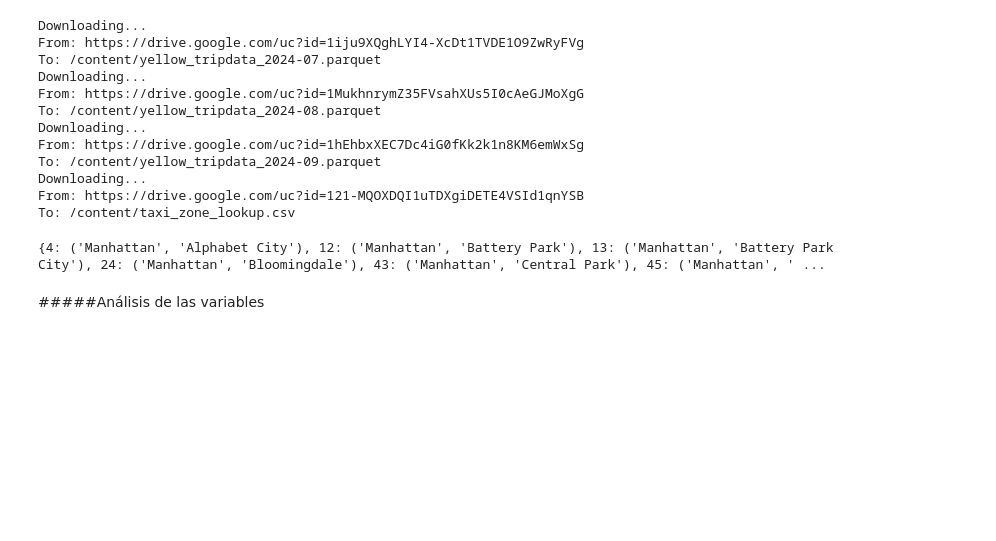
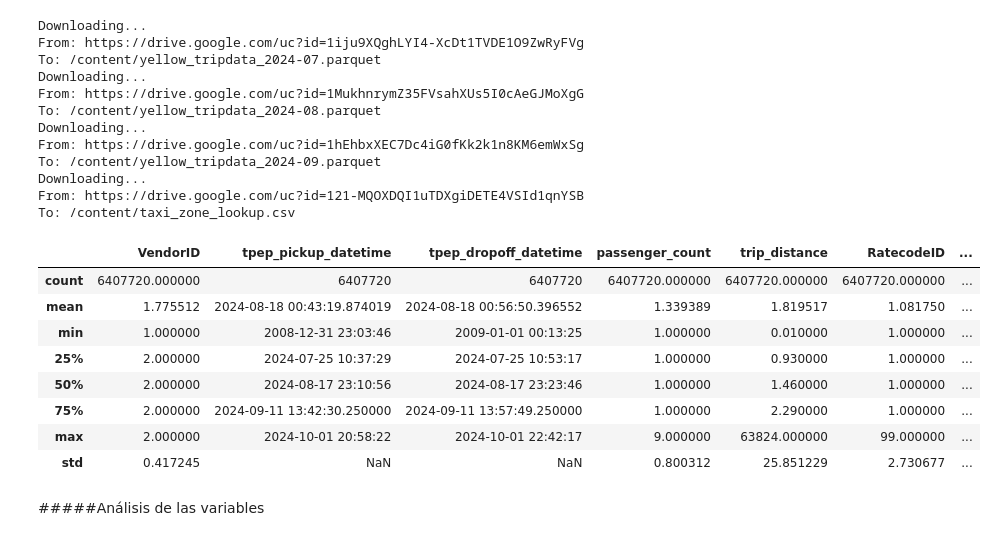
Before and after one commit to CD-GRUPO3/TA047R-1C2025-GRUPO03, a Jupyter notebook: TA047R_TP1_GRUPO03_ENTREGA_EJ1.ipynb, the cells around one changed output. Saved outputs shown, nothing was run; the diff lists cells and outputs as text; code cells hidden in the pictures; blank space fills up the shorter version.

Commit message:
Valores negativos filtrados

```diff
--- a/TA047R_TP1_GRUPO03_ENTREGA_EJ1.ipynb
+++ b/TA047R_TP1_GRUPO03_ENTREGA_EJ1.ipynb
@@ -91,19 +95,47 @@ data = pd.concat([dataJulio,dataAgosto,dataSeptiembre],axis=0, ignore_index=True
 # %%
 #Filtramos solo por la zona amarilla
 stations = stations[stations['service_zone'] == 'Yellow Zone']
 
 #Creamos el diccionario de la forma (LocationID: Borough, Zone)
 dic_stations = {}
 for index, row in stations.iterrows():
   dic_stations[row['LocationID']] = (row['Borough'], row['Zone'])
 
-print(dic_stations)
 
 #Filtramos las zonas que no estén dentro de la zona amarilla
 data = data[data['DOLocationID'].isin(dic_stations) & data['PULocationID'].isin(dic_stations)]
 #ESTÁ BIEN HACER ESTO?? PREGUNTAR
+
+# Filtrar valores negativos impuestos
+data = data[(data["mta_tax"] >= 0) &
+            (data["tip_amount"] >= 0) &
+            (data["tolls_amount"] >= 0) &
+            (data["improvement_surcharge"] >= 0) &
+            (data["congestion_surcharge"] >= 0) &
+            (data["Airport_fee"] >= 0) &
+            (data["extra"] >= 0)]
+
+# Filtrar solo los viajes con "total_amount" mayor que 0
+data = data[data["total_amount"] > 0]
+
+# Filtrar los viajes con NaN en "passenger_count" o pasajeros 0
+data = data[~data["passenger_count"].isna()]  # Eliminar NaN (~ es operador de negación)
+data = data[data["passenger_count"] > 0]
+
+# Filtrar viajes con distancias 0 o negativas
+data = data[data["trip_distance"] > 0]  # Eliminar distancias <= 0
+
+data.describe()
 # %% [output]
-{4: ('Manhattan', 'Alphabet City'), 12: ('Manhattan', 'Battery Park'), 13: ('Manhattan', 'Battery Park City'), 24: ('Manhattan', 'Bloomingdale'), 43: ('Manhattan', 'Central Park'), 45: ('Manhattan', ' ...
+|  | VendorID | tpep_pickup_datetime | tpep_dropoff_datetime | passenger_count | trip_distance | RatecodeID | ... |
+| count | 6407720.000000 | 6407720 | 6407720 | 6407720.000000 | 6407720.000000 | 6407720.000000 | ... |
+| mean | 1.775512 | 2024-08-18 00:43:19.874019 | 2024-08-18 00:56:50.396552 | 1.339389 | 1.819517 | 1.081750 | ... |
+| min | 1.000000 | 2008-12-31 23:03:46 | 2009-01-01 00:13:25 | 1.000000 | 0.010000 | 1.000000 | ... |
+| 25% | 2.000000 | 2024-07-25 10:37:29 | 2024-07-25 10:53:17 | 1.000000 | 0.930000 | 1.000000 | ... |
+| 50% | 2.000000 | 2024-08-17 23:10:56 | 2024-08-17 23:23:46 | 1.000000 | 1.460000 | 1.000000 | ... |
+| 75% | 2.000000 | 2024-09-11 13:42:30.250000 | 2024-09-11 13:57:49.250000 | 1.000000 | 2.290000 | 1.000000 | ... |
+| max | 2.000000 | 2024-10-01 20:58:22 | 2024-10-01 22:42:17 | 9.000000 | 63824.000000 | 99.000000 | ... |
+| std | 0.417245 | NaN | NaN | 0.800312 | 25.851229 | 2.730677 | ... |
 # %% [markdown]
 #####Análisis de las variables
 # %% [markdown]
```
Also changed, not shown: parts of 1 cell of this notebook.
